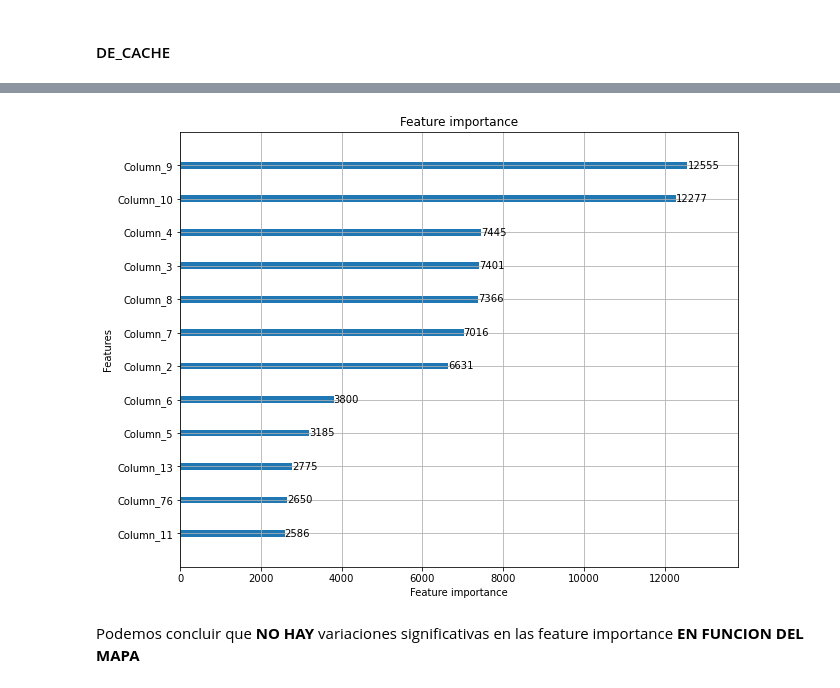
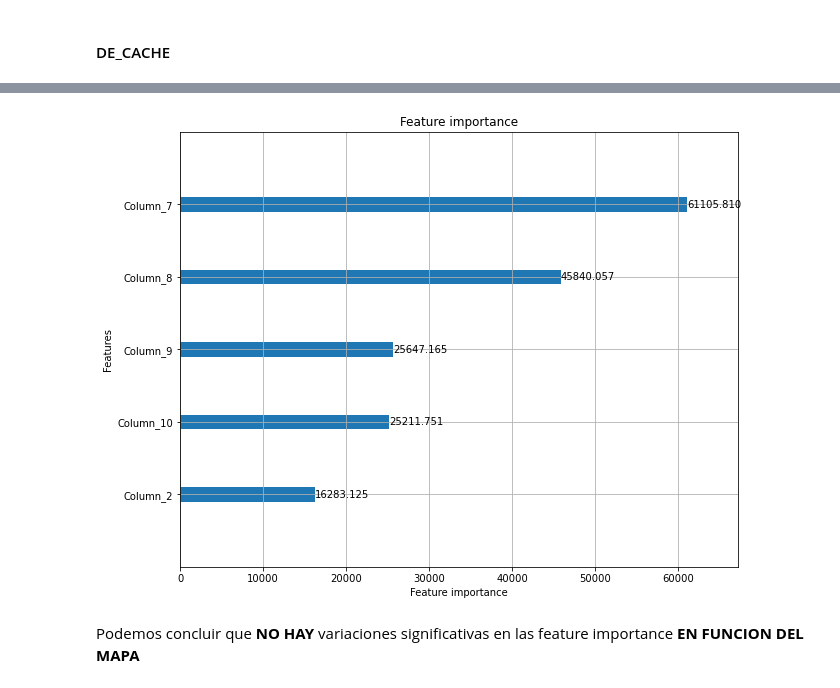
Before and after one commit to Csuarezgurruchaga/Digital-House, a Jupyter notebook: Trabajo Practico/Practico_4/cs_go_grupo5.ipynb, the cells around one changed output, grey strips where cells are left out. Saved outputs shown, nothing was run; the diff lists cells and outputs as text; code cells hidden in the pictures.

```diff
--- a/Trabajo Practico/Practico_4/cs_go_grupo5.ipynb
+++ b/Trabajo Practico/Practico_4/cs_go_grupo5.ipynb
@@ -1263,8 +1207,8 @@ importance_sorted
 # %%
-plot_importance(model_de_cache[1], figsize =(10,8), max_num_features=12)
+plot_importance(model_de_cache[1], figsize =(10,8),max_num_features=5, importance_type='gain')
 plt.show()
 # %% [output]
-[figure, old version]
+[figure, new version]
 # %% [markdown]
 Podemos concluir que **NO HAY** variaciones significativas en las feature importance **EN FUNCION DEL MAPA**
 # %% [markdown]
```
Also changed, not shown: parts of 20 cells of this notebook, 3 other files.
